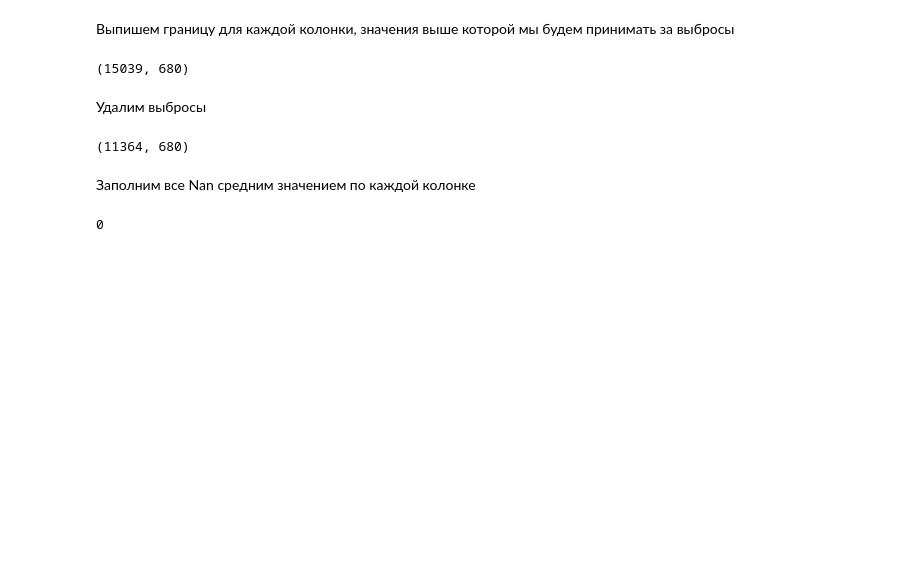
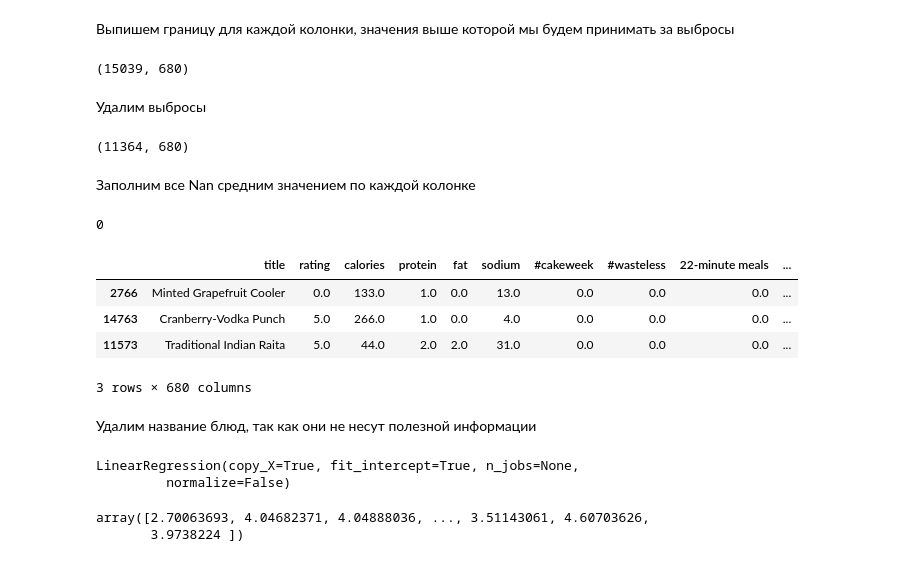
Before and after one commit to Afsent/Nordic_IT_School, a Jupyter notebook: ML/HW23/HW23_Preproccesing.ipynb, the cells around one changed output. Drawn from its saved outputs; the diff is of its cells as text; code cells hidden in the pictures; blank space fills up the shorter version.

Commit message:
Add linear model

```diff
--- a/ML/HW23/HW23_Preproccesing.ipynb
+++ b/ML/HW23/HW23_Preproccesing.ipynb
@@ -131,3 +131,13 @@ df_train = df_train.fillna(df_train.mean())
 df_train.isna().sum().sum()
 # %% [output]
 0
+# %%
+df_train.head(3)
+# %% [output]
+|  | title | rating | calories | protein | fat | sodium | #cakeweek | #wasteless | 22-minute meals | ... |
+| 2766 | Minted Grapefruit Cooler | 0.0 | 133.0 | 1.0 | 0.0 | 13.0 | 0.0 | 0.0 | 0.0 | ... |
+| 14763 | Cranberry-Vodka Punch | 5.0 | 266.0 | 1.0 | 0.0 | 4.0 | 0.0 | 0.0 | 0.0 | ... |
+| 11573 | Traditional Indian Raita | 5.0 | 44.0 | 2.0 | 2.0 | 31.0 | 0.0 | 0.0 | 0.0 | ... |
+3 rows × 680 columns
+# %% [markdown]
+Удалим название блюд, так как они не несут полезной информации
@@ -133,0 +149,11 @@ df_train.isna().sum().sum()
+# %%
+lr = linear_model.LinearRegression()
+lr.fit(X.values, y)
+# %% [output]
+LinearRegression(copy_X=True, fit_intercept=True, n_jobs=None,
+         normalize=False)
+# %%
+lr.predict(X)
+# %% [output]
+array([2.70063693, 4.04682371, 4.04888036, ..., 3.51143061, 4.60703626,
+       3.9738224 ])
```
Also changed, not shown: parts of 3 cells of this notebook.
